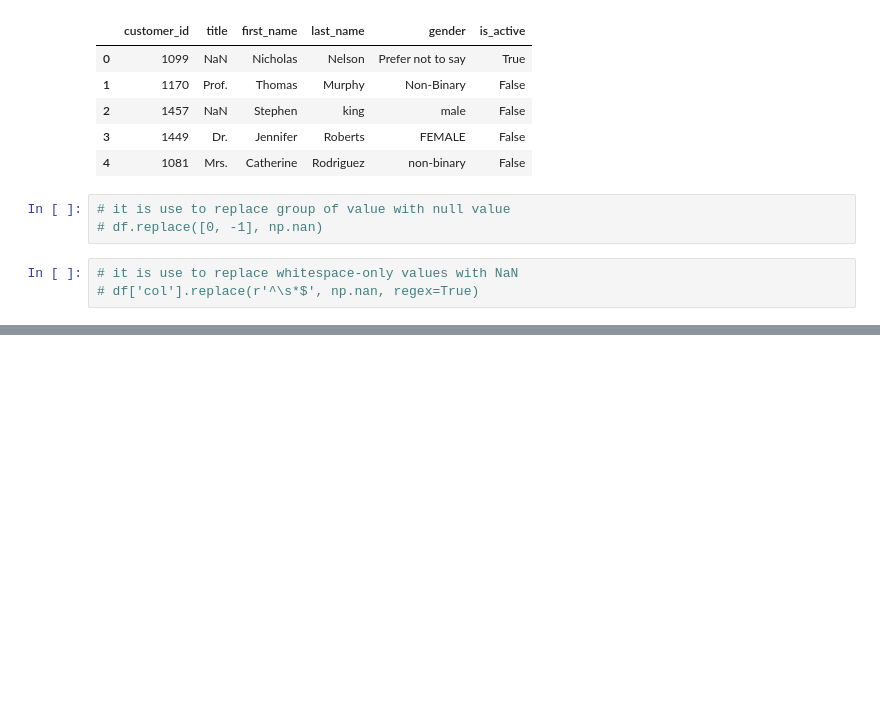
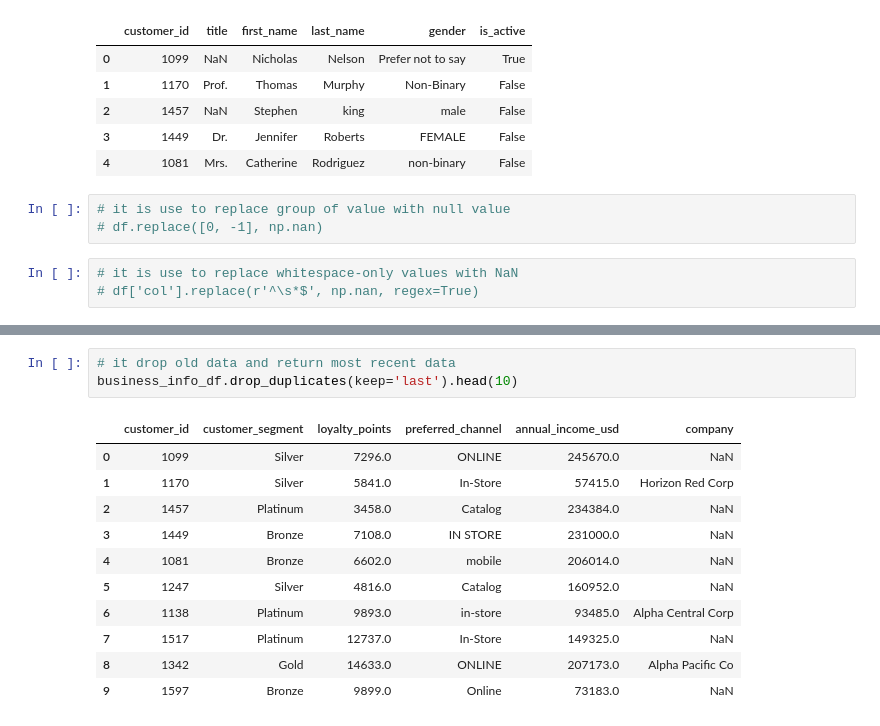
Before and after one commit to Ritik574-coder/python-foundations-to-mastery, a Jupyter notebook: Pandas/pandas_data_cleaning.ipynb, the cells around one changed output, grey strips where cells are left out. Cells and saved outputs as stored; diff of their text form; blank space fills up the shorter version.

Commit message:
update : adding new jupyter file witt script to dropt and update duplicate data with another value

```diff
--- a/Pandas/pandas_data_cleaning.ipynb
+++ b/Pandas/pandas_data_cleaning.ipynb
@@ -540,0 +625,15 @@ customer_identity_df.replace(
+# %%
+# it drop old data and return most recent data
+business_info_df.drop_duplicates(keep='last').head(10)
+# %% [output]
+|  | customer_id | customer_segment | loyalty_points | preferred_channel | annual_income_usd | company |
+| 0 | 1099 | Silver | 7296.0 | ONLINE | 245670.0 | NaN |
+| 1 | 1170 | Silver | 5841.0 | In-Store | 57415.0 | Horizon Red Corp |
+| 2 | 1457 | Platinum | 3458.0 | Catalog | 234384.0 | NaN |
+| 3 | 1449 | Bronze | 7108.0 | IN STORE | 231000.0 | NaN |
+| 4 | 1081 | Bronze | 6602.0 | mobile | 206014.0 | NaN |
+| 5 | 1247 | Silver | 4816.0 | Catalog | 160952.0 | NaN |
+| 6 | 1138 | Platinum | 9893.0 | in-store | 93485.0 | Alpha Central Corp |
+| 7 | 1517 | Platinum | 12737.0 | In-Store | 149325.0 | NaN |
+| 8 | 1342 | Gold | 14633.0 | ONLINE | 207173.0 | Alpha Pacific Co |
+| 9 | 1597 | Bronze | 9899.0 | Online | 73183.0 | NaN |
```
Also changed, not shown: parts of 13 cells of this notebook.
